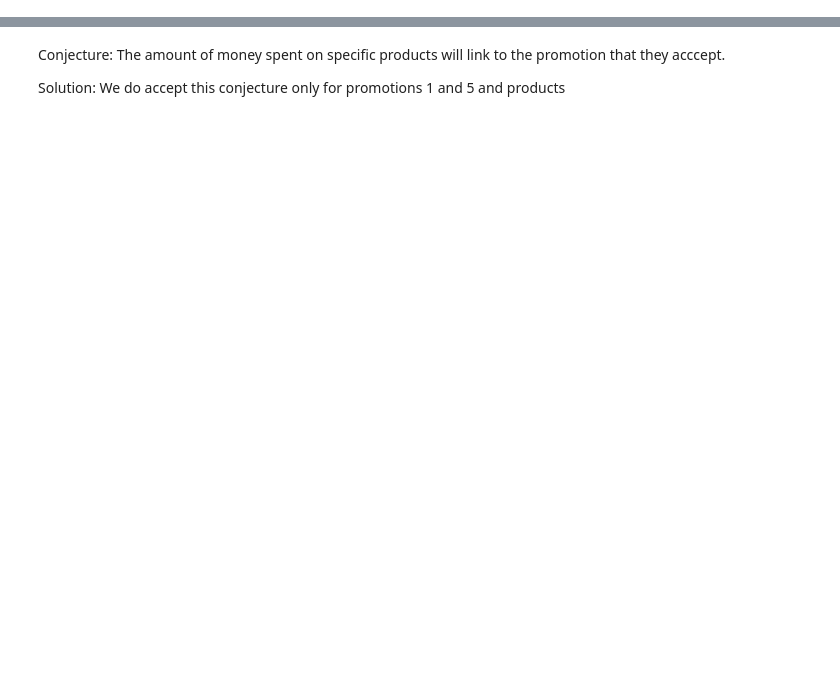
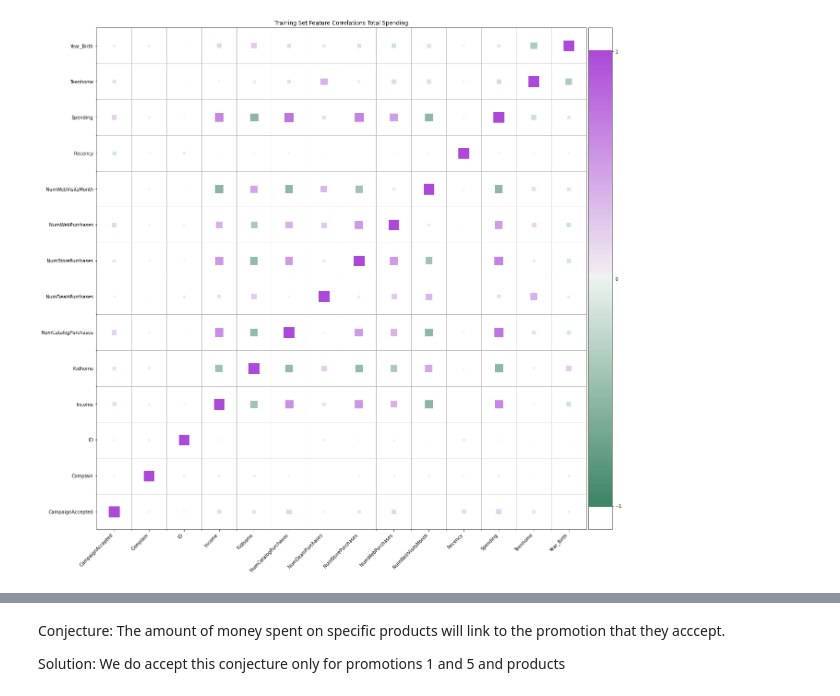
Before and after one commit to aschuliger/DS501_CaseStudy4, a Jupyter notebook: ashley_conjectures.ipynb, the cells around one changed output, grey strips where cells are left out. Saved outputs shown, nothing was run; the diff lists cells and outputs as text; code cells hidden in the pictures; blank space fills up the shorter version.

```diff
--- a/ashley_conjectures.ipynb
+++ b/ashley_conjectures.ipynb
@@ -185,0 +81,7 @@ plt.close()
+# %%
+marketing_data = preprocesser.create_spending(marketing_data)
+accepted_campaign = preprocesser.create_spending(accepted_campaign)
+# %%
+VizCorr.get_correlation_matrix(marketing_data, "Training Set Feature Correlations Total Spending")
+# %% [output]
+[figure, added]
```
Also changed, not shown: parts of 17 cells of this notebook, 20 other files.
